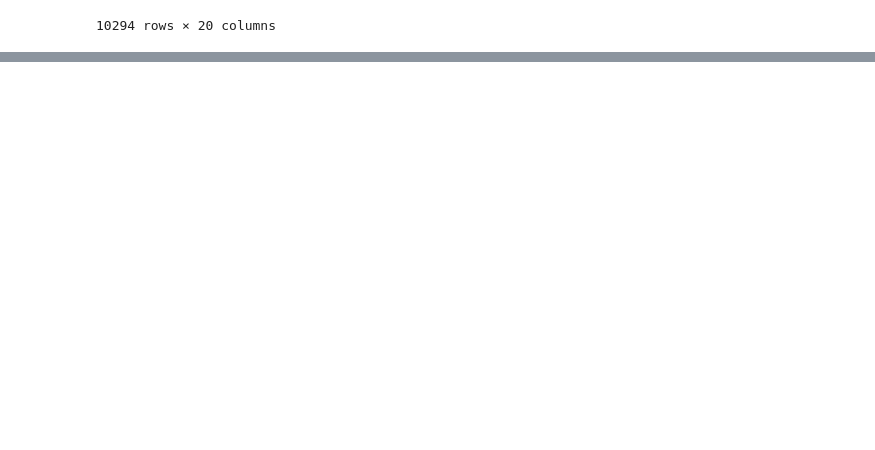
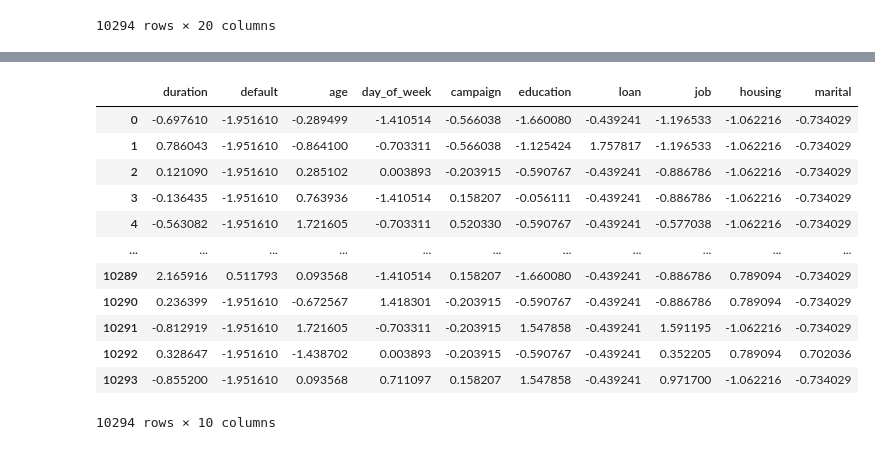
Before and after one commit to agustinluj/First-ML-Algorithm-Logistic-Regression, a Jupyter notebook: src/explore.ipynb, the cells around one changed output, grey strips where cells are left out. Cells and saved outputs as stored; diff of their text form; code cells hidden in the pictures; blank space fills up the shorter version.

```diff
--- a/src/explore.ipynb
+++ b/src/explore.ipynb
@@ -256,0 +349,17 @@ y_test = total_data_test.y
+# %%
+X_test = X_test.loc[:, vif < 5]
+X_test
+# %% [output]
+|  | duration | default | age | day_of_week | campaign | education | loan | job | housing | marital |
+| 0 | -0.697610 | -1.951610 | -0.289499 | -1.410514 | -0.566038 | -1.660080 | -0.439241 | -1.196533 | -1.062216 | -0.734029 |
+| 1 | 0.786043 | -1.951610 | -0.864100 | -0.703311 | -0.566038 | -1.125424 | 1.757817 | -1.196533 | -1.062216 | -0.734029 |
+| 2 | 0.121090 | -1.951610 | 0.285102 | 0.003893 | -0.203915 | -0.590767 | -0.439241 | -0.886786 | -1.062216 | -0.734029 |
+| 3 | -0.136435 | -1.951610 | 0.763936 | -1.410514 | 0.158207 | -0.056111 | -0.439241 | -0.886786 | -1.062216 | -0.734029 |
+| 4 | -0.563082 | -1.951610 | 1.721605 | -0.703311 | 0.520330 | -0.590767 | -0.439241 | -0.577038 | -1.062216 | -0.734029 |
+| ... | ... | ... | ... | ... | ... | ... | ... | ... | ... | ... |
+| 10289 | 2.165916 | 0.511793 | 0.093568 | -1.410514 | 0.158207 | -1.660080 | -0.439241 | -0.886786 | 0.789094 | -0.734029 |
+| 10290 | 0.236399 | -1.951610 | -0.672567 | 1.418301 | -0.203915 | -0.590767 | -0.439241 | -0.886786 | 0.789094 | -0.734029 |
+| 10291 | -0.812919 | -1.951610 | 1.721605 | -0.703311 | -0.203915 | 1.547858 | -0.439241 | 1.591195 | -1.062216 | -0.734029 |
+| 10292 | 0.328647 | -1.951610 | -1.438702 | 0.003893 | -0.203915 | -0.590767 | -0.439241 | 0.352205 | 0.789094 | 0.702036 |
+| 10293 | -0.855200 | -1.951610 | 0.093568 | 0.711097 | 0.158207 | 1.547858 | -0.439241 | 0.971700 | -1.062216 | -0.734029 |
+10294 rows × 10 columns
```
Also changed, not shown: parts of 20 cells of this notebook.
